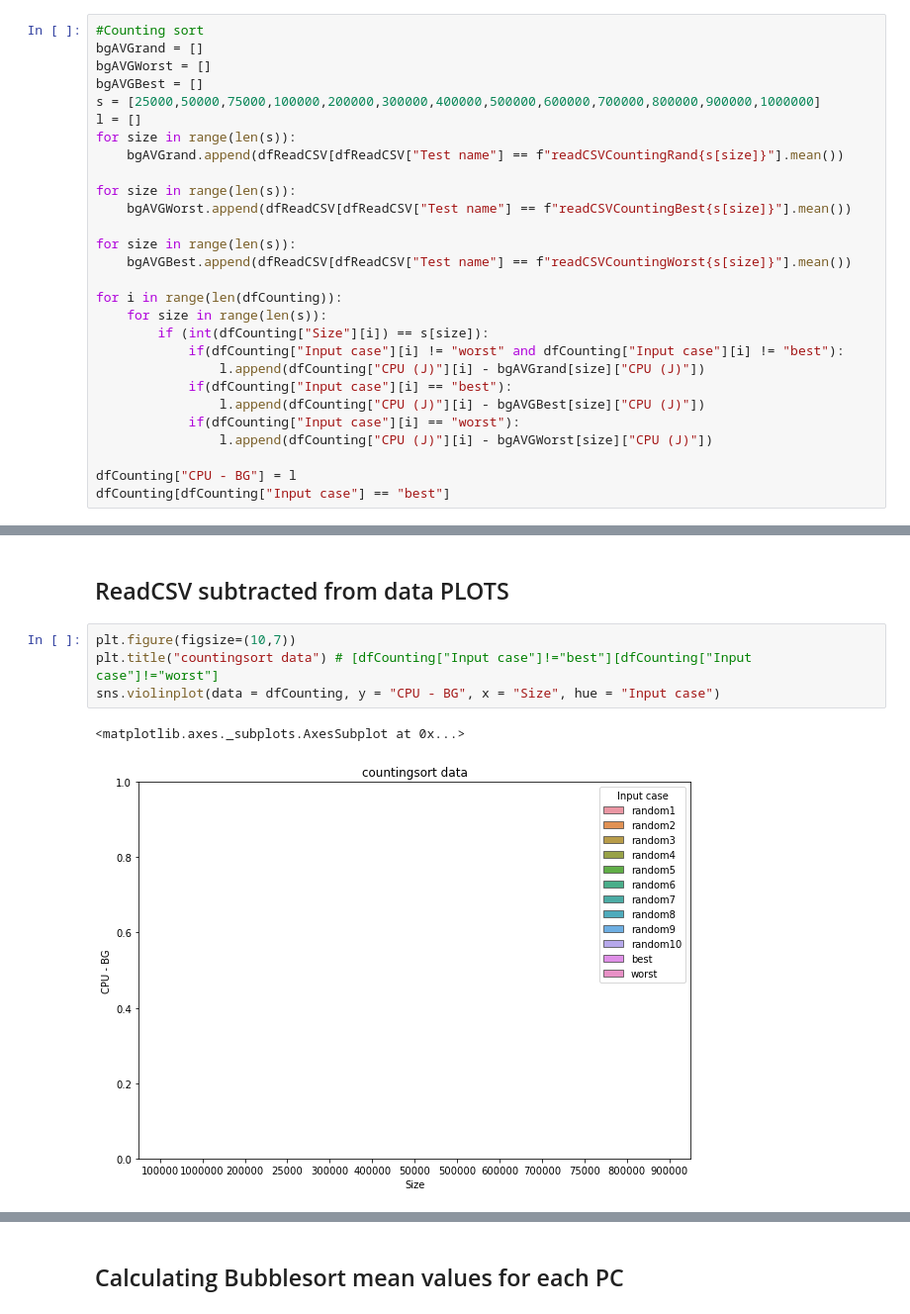
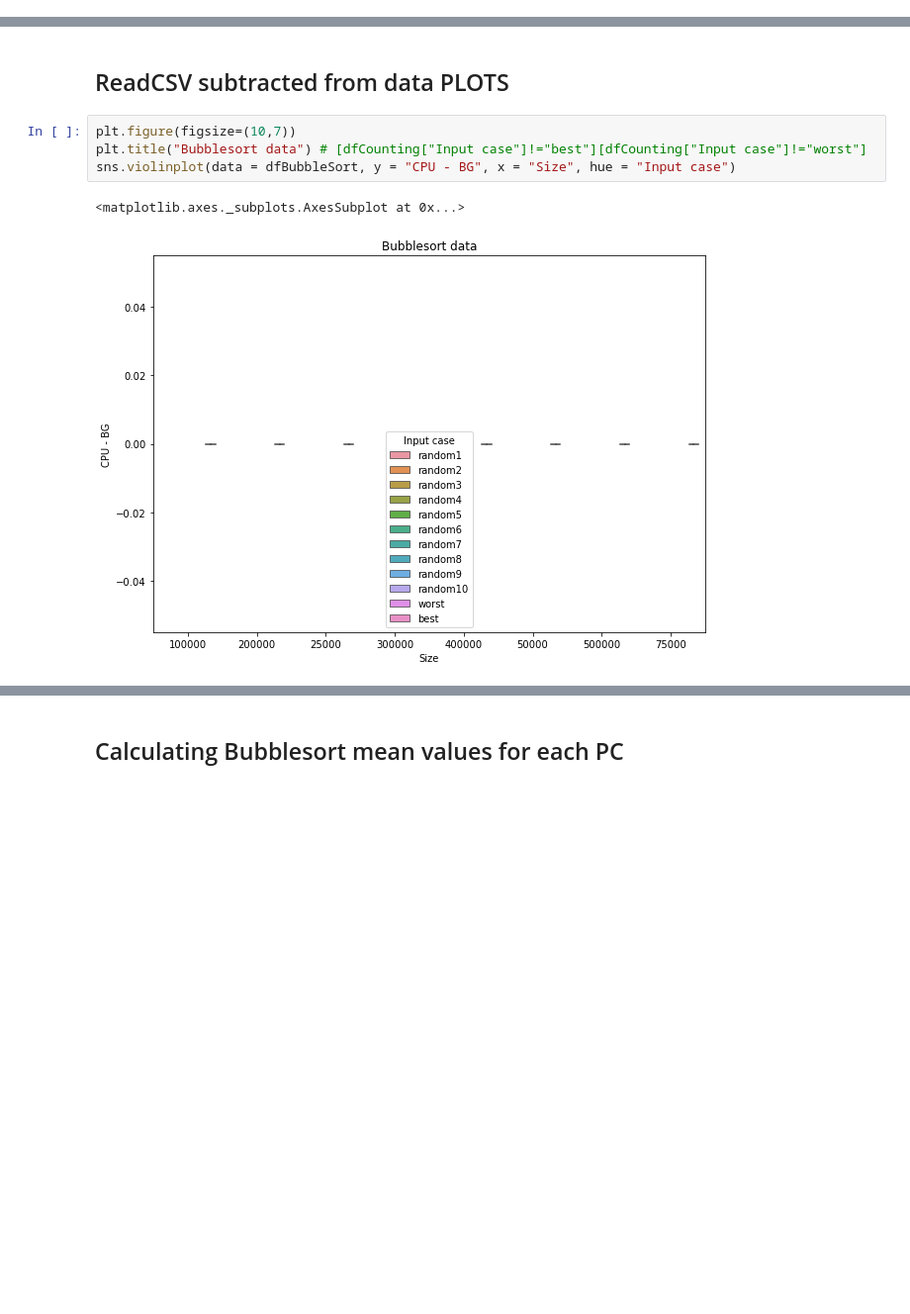
Before and after one commit to hrallil/RAPL_measurements, a Jupyter notebook: Java/FinalResults/BubbleDataAnalysis.ipynb, the cells around one changed output, grey strips where cells are left out. Shown at 99% size. Drawn from its saved outputs; the diff is of its cells as text; blank space fills up the shorter version.

Commit message:
more bubble

```diff
--- a/Java/FinalResults/BubbleDataAnalysis.ipynb
+++ b/Java/FinalResults/BubbleDataAnalysis.ipynb
@@ -124,30 +43,2 @@ dtype: int64
 # %% [markdown]
 #### Subtract readCSV from data
-# %%
-#Counting sort
-bgAVGrand = []
-bgAVGWorst = []
-bgAVGBest = []
-s = [25000,50000,75000,100000,200000,300000,400000,500000,600000,700000,800000,900000,1000000]
-l = []
-for size in range(len(s)):
-    bgAVGrand.append(dfReadCSV[dfReadCSV["Test name"] == f"readCSVCountingRand{s[size]}"].mean())
-
-for size in range(len(s)):
-    bgAVGWorst.append(dfReadCSV[dfReadCSV["Test name"] == f"readCSVCountingBest{s[size]}"].mean())
-
-for size in range(len(s)):
-    bgAVGBest.append(dfReadCSV[dfReadCSV["Test name"] == f"readCSVCountingWorst{s[size]}"].mean())
-
-for i in range(len(dfCounting)):
-    for size in range(len(s)):
-        if (int(dfCounting["Size"][i]) == s[size]):
-            if(dfCounting["Input case"][i] != "worst" and dfCounting["Input case"][i] != "best"):
-                l.append(dfCounting["CPU (J)"][i] - bgAVGrand[size]["CPU (J)"])
-            if(dfCounting["Input case"][i] == "best"):
-                l.append(dfCounting["CPU (J)"][i] - bgAVGBest[size]["CPU (J)"])
-            if(dfCounting["Input case"][i] == "worst"):
-                l.append(dfCounting["CPU (J)"][i] - bgAVGWorst[size]["CPU (J)"])
-
-dfCounting["CPU - BG"] = l
-dfCounting[dfCounting["Input case"] == "best"]
@@ -302,8 +92,8 @@ sns.violinplot(data = dfMergeSort[dfMergeSort["Size"] == "1000000"], y = "Time (
 ## ReadCSV subtracted from data PLOTS
 # %%
 plt.figure(figsize=(10,7))
-plt.title("countingsort data") # [dfCounting["Input case"]!="best"][dfCounting["Input case"]!="worst"]
-sns.violinplot(data = dfCounting, y = "CPU - BG", x = "Size", hue = "Input case")
+plt.title("Bubblesort data") # [dfCounting["Input case"]!="best"][dfCounting["Input case"]!="worst"]
+sns.violinplot(data = dfBubbleSort, y = "CPU - BG", x = "Size", hue = "Input case")
 # %% [output]
 <matplotlib.axes._subplots.AxesSubplot at 0x...>
-[figure, old version]
+[figure, new version]
```
Also changed, not shown: parts of 25 cells of this notebook.
